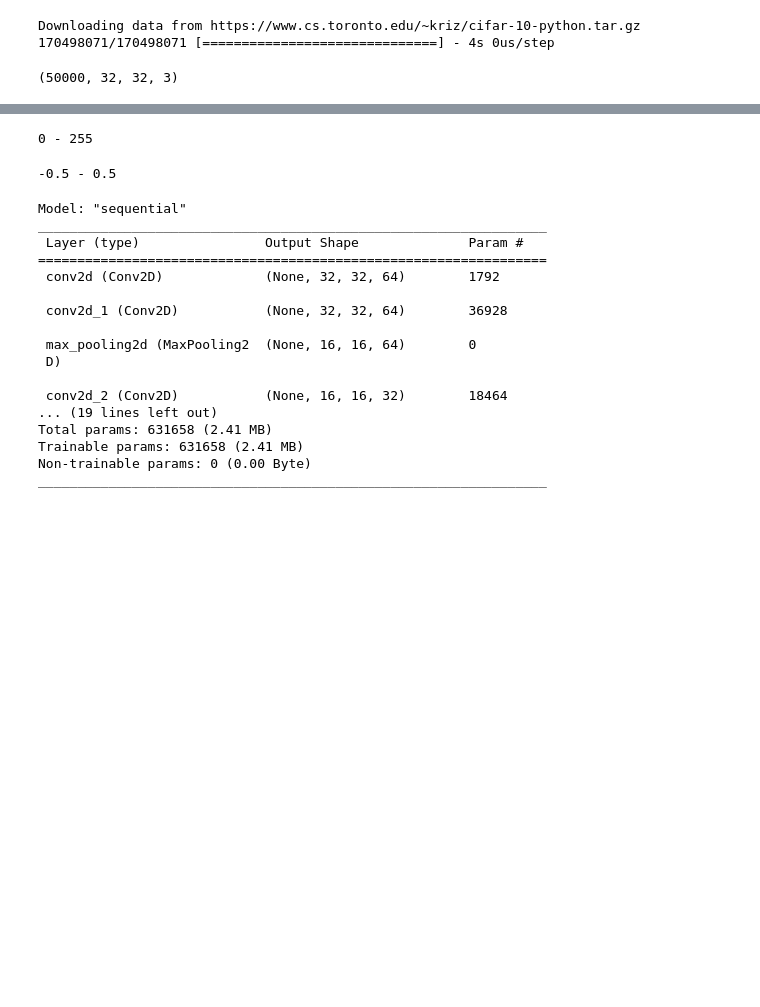
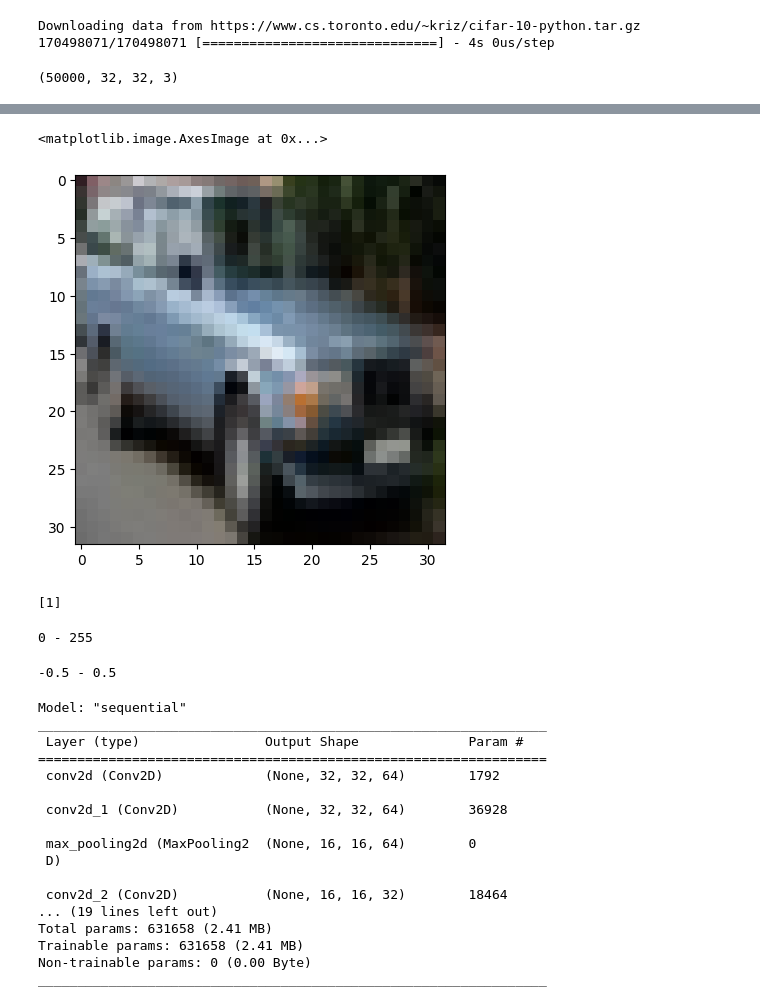
Before and after one commit to adalbertii/Seci-konwolucyjne, a Jupyter notebook: cifar10_CNN.ipynb, the cells around one changed output, grey strips where cells are left out. Cells and saved outputs as stored; diff of their text form; code cells hidden in the pictures; blank space fills up the shorter version.

```diff
--- a/cifar10_CNN.ipynb
+++ b/cifar10_CNN.ipynb
@@ -19,3 +43,12 @@ Downloading data from https://www.cs.toronto.edu/~kriz/cifar-10-python.tar.gz
+# %%
+plt.imshow(x_train[201])
+# %% [output]
+<matplotlib.image.AxesImage at 0x...>
+[figure, added]
+# %%
+print(y_train[201])
+# %% [output]
+[1]
 # %%
 print(x_train.min(), "-", x_train.max())
 # %% [output]
```
Also changed, not shown: parts of 25 cells of this notebook.
